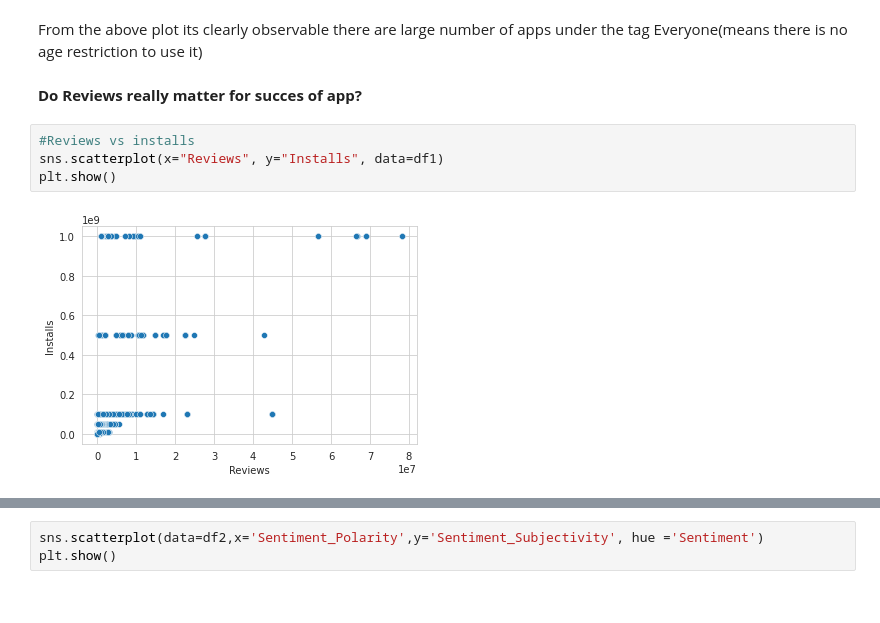
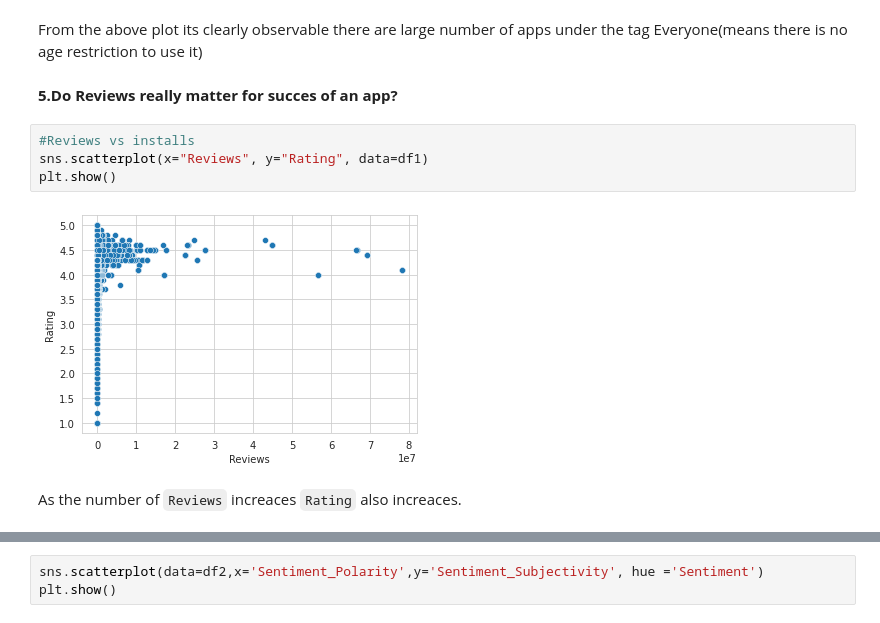
Before and after one commit to ansonsibi1/Play-Store-App-Review-Analysis-, a Jupyter notebook: Anson_Sibi_Play_Store_App_Review_Analysis_Capstone_Project.ipynb, the cells around one changed output, grey strips where cells are left out. Saved outputs shown, nothing was run; the diff lists cells and outputs as text.

```diff
--- a/Anson_Sibi_Play_Store_App_Review_Analysis_Capstone_Project.ipynb
+++ b/Anson_Sibi_Play_Store_App_Review_Analysis_Capstone_Project.ipynb
@@ -555,12 +559,14 @@ plt.show();
 # %% [markdown]
 From the above plot its clearly observable there are large number of apps under the tag Everyone(means there is no age restriction to use it)
 # %% [markdown]
-**Do Reviews really matter for succes of app?**
+**5.Do Reviews really matter for succes of an app?**
 # %%
 #Reviews vs installs
-sns.scatterplot(x="Reviews", y="Installs", data=df1)
+sns.scatterplot(x="Reviews", y="Rating", data=df1)
 plt.show()
 # %% [output]
-[figure, old version]
+[figure, new version]
+# %% [markdown]
+As the number of `Reviews` increaces `Rating` also increaces.
 # %%
 plt.figure(figsize=(12, 6));
```
Also changed, not shown: parts of 19 cells of this notebook.
